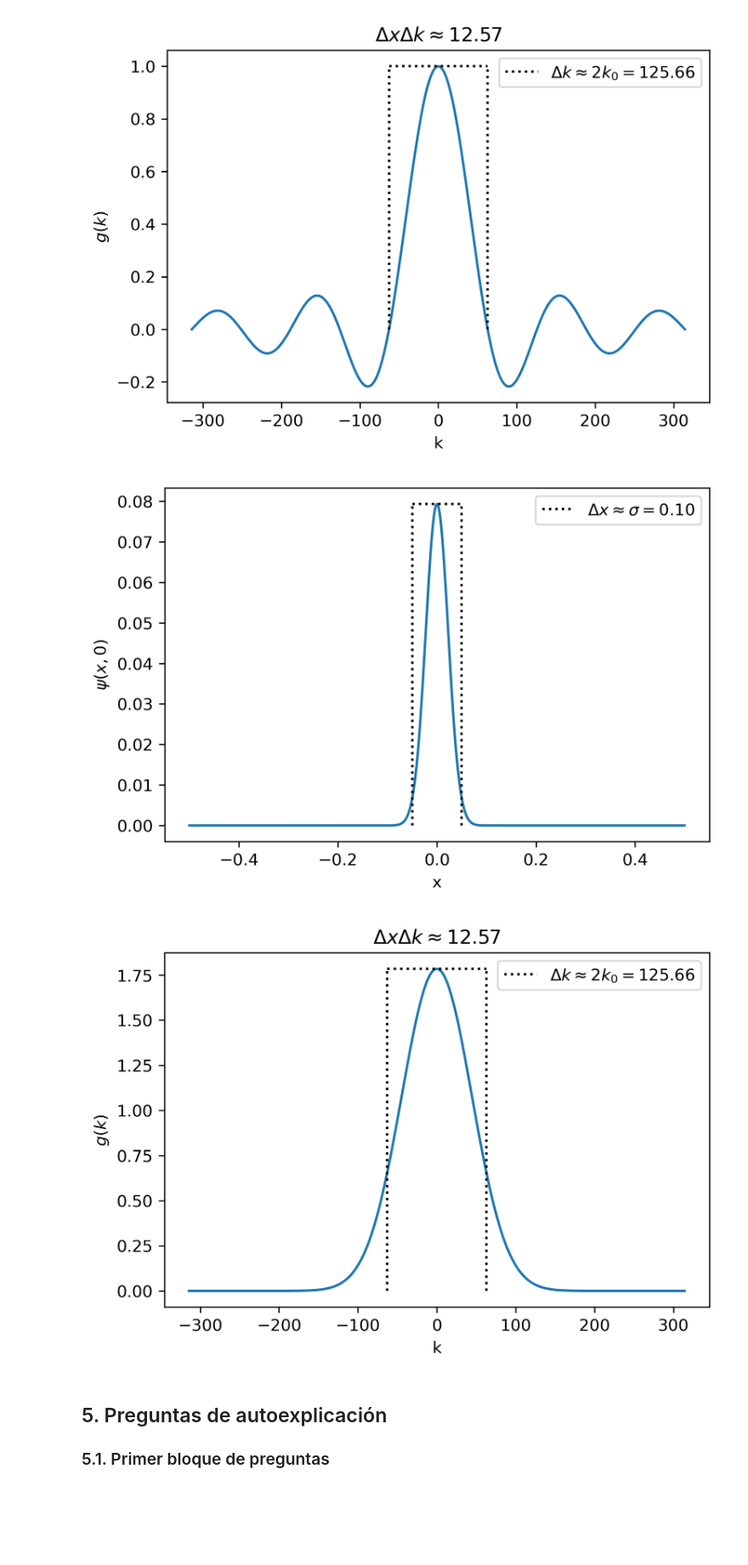
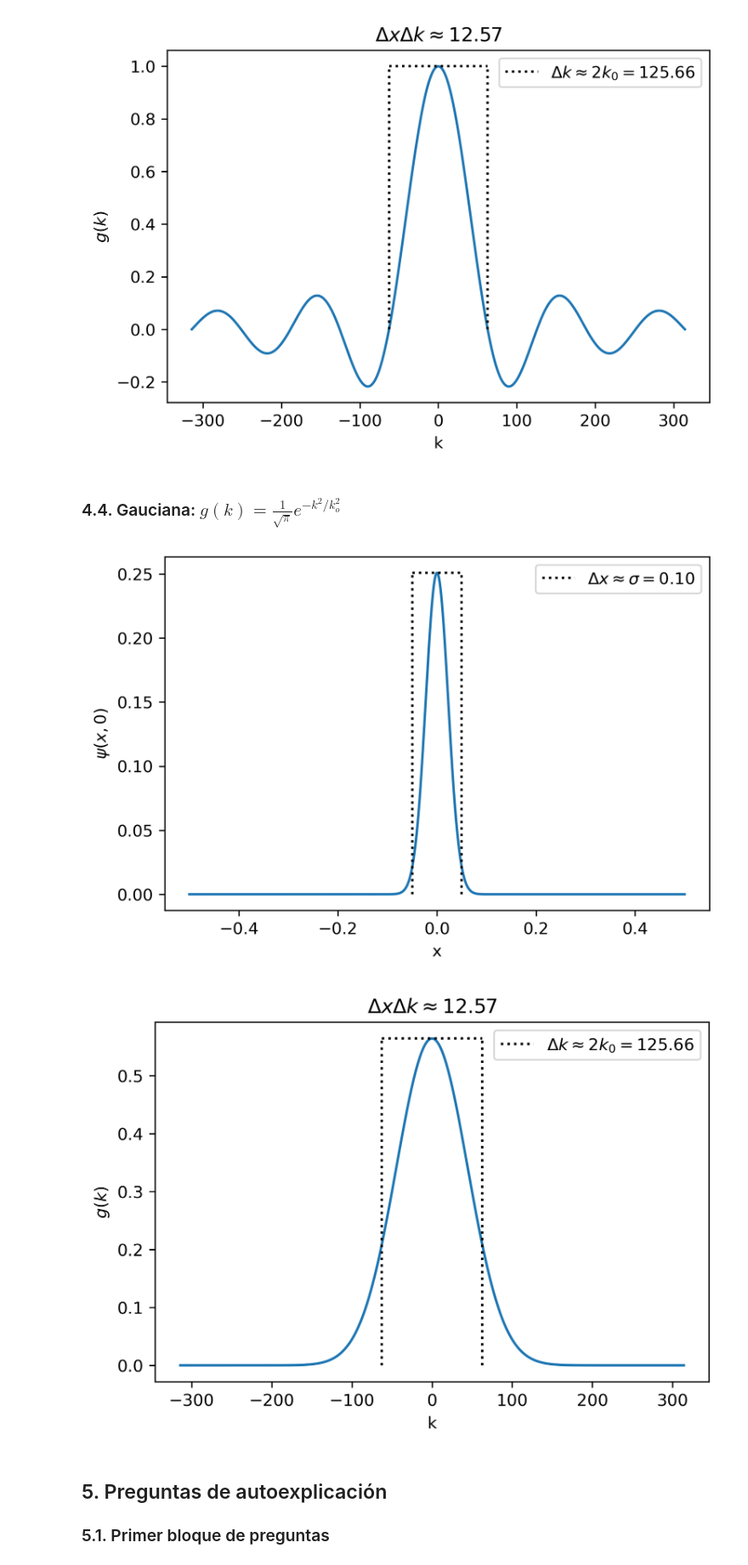
Before and after one commit to davidalejandromiranda/QuantumMechanics, a Jupyter notebook: notebooks/es_PaqueteDeOnda.ipynb, the cells around one changed output. Shown at 85% size. Cells and saved outputs as stored; diff of their text form; code cells hidden in the pictures; blank space fills up the shorter version.

```diff
--- a/notebooks/es_PaqueteDeOnda.ipynb
+++ b/notebooks/es_PaqueteDeOnda.ipynb
@@ -72,14 +72,16 @@ plot_wave_packet(
 # %% [output]
 [figure]
 [figure]
+# %% [markdown]
+### 4.4. Gauciana: $g(k) = \frac{1}{\sqrt{\pi}} e^{-k^2/k_o^2}$
 # %%
 plot_wave_packet(
     0.1,
     2*np.pi / 0.1,
-    lambda σ, k_o, x, k : np.exp(-(k/k_o)**2) / np.sqrt(np.pi*σ))
+    lambda σ, k_o, x, k : np.exp(-(k/k_o)**2) / np.sqrt(np.pi))
 # %% [output]
-[figure, old version]
+[figure, new version]
-[figure, old version]
+[figure, new version]
 # %% [markdown]
 ## 5. Preguntas de autoexplicación
 
```
Also changed, not shown: parts of 2 cells of this notebook.
